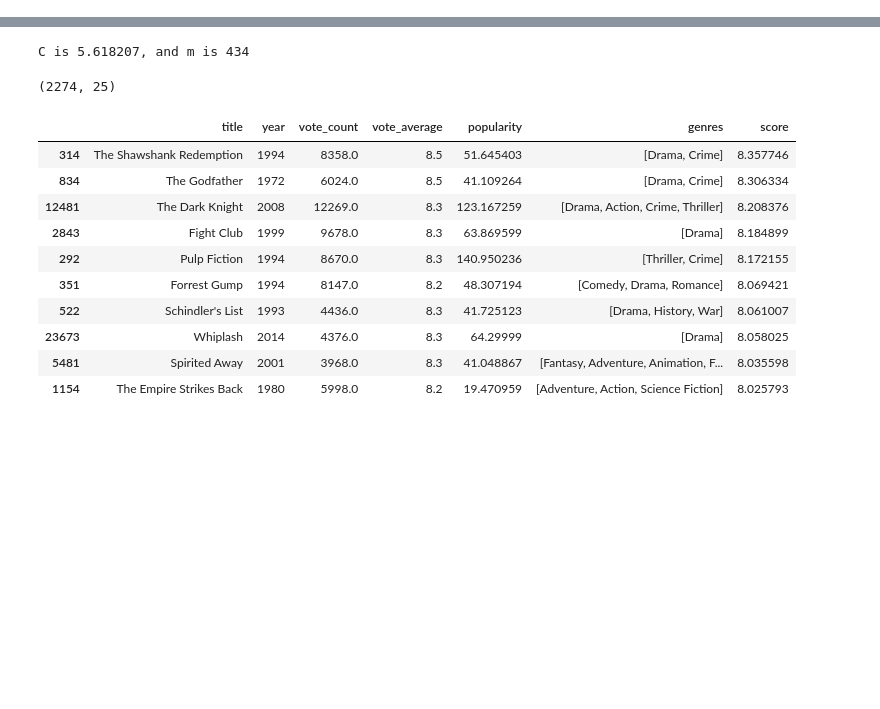
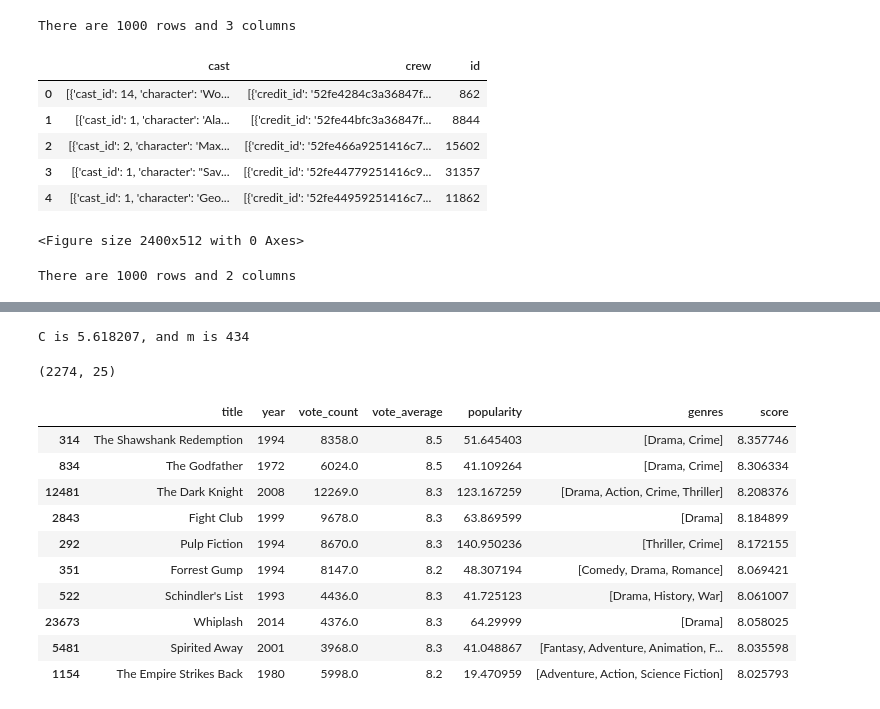
Before and after one commit to dinkyasrani1313/netflix-movie-reccomendation, a Jupyter notebook: Untitled.ipynb, the cells around one changed output, grey strips where cells are left out. Cells and saved outputs as stored; diff of their text form; code cells hidden in the pictures; blank space fills up the shorter version.

```diff
--- a/Untitled.ipynb
+++ b/Untitled.ipynb
@@ -18,0 +109,31 @@ import warnings; warnings.simplefilter('ignore')
+# %%
+nRowsRead = 1000 # specify 'None' if want to read whole file
+# credits.csv has 45476 rows in reality, but we are only loading/previewing the first 1000 rows
+df1 = pd.read_csv('C:\\Users\\HP\\OneDrive\\Desktop\\movie recommendation\\credits.csv', delimiter=',', nrows = nRowsRead)
+df1.dataframeName = 'credits.csv'
+nRow, nCol = df1.shape
+print(f'There are {nRow} rows and {nCol} columns')
+# %% [output]
+There are 1000 rows and 3 columns
+# %%
+df1.head(5)
+# %% [output]
+|  | cast | crew | id |
+| 0 | [{'cast_id': 14, 'character': 'Wo... | [{'credit_id': '52fe4284c3a36847f... | 862 |
+| 1 | [{'cast_id': 1, 'character': 'Ala... | [{'credit_id': '52fe44bfc3a36847f... | 8844 |
+| 2 | [{'cast_id': 2, 'character': 'Max... | [{'credit_id': '52fe466a9251416c7... | 15602 |
+| 3 | [{'cast_id': 1, 'character': "Sav... | [{'credit_id': '52fe44779251416c9... | 31357 |
+| 4 | [{'cast_id': 1, 'character': 'Geo... | [{'credit_id': '52fe44959251416c7... | 11862 |
+# %%
+plotPerColumnDistribution(df1, 10, 5)
+# %% [output]
+<Figure size 2400x512 with 0 Axes>
+# %%
+nRowsRead = 1000 # specify 'None' if want to read whole file
+# keywords.csv has 46419 rows in reality, but we are only loading/previewing the first 1000 rows
+df2 = pd.read_csv('C:\\Users\\HP\\OneDrive\\Desktop\\movie recommendation\\keywords.csv', delimiter=',', nrows = nRowsRead)
+df2.dataframeName = 'keywords.csv'
+nRow, nCol = df2.shape
+print(f'There are {nRow} rows and {nCol} columns')
+# %% [output]
+There are 1000 rows and 2 columns
```
Also changed, not shown: parts of 23 cells of this notebook.
